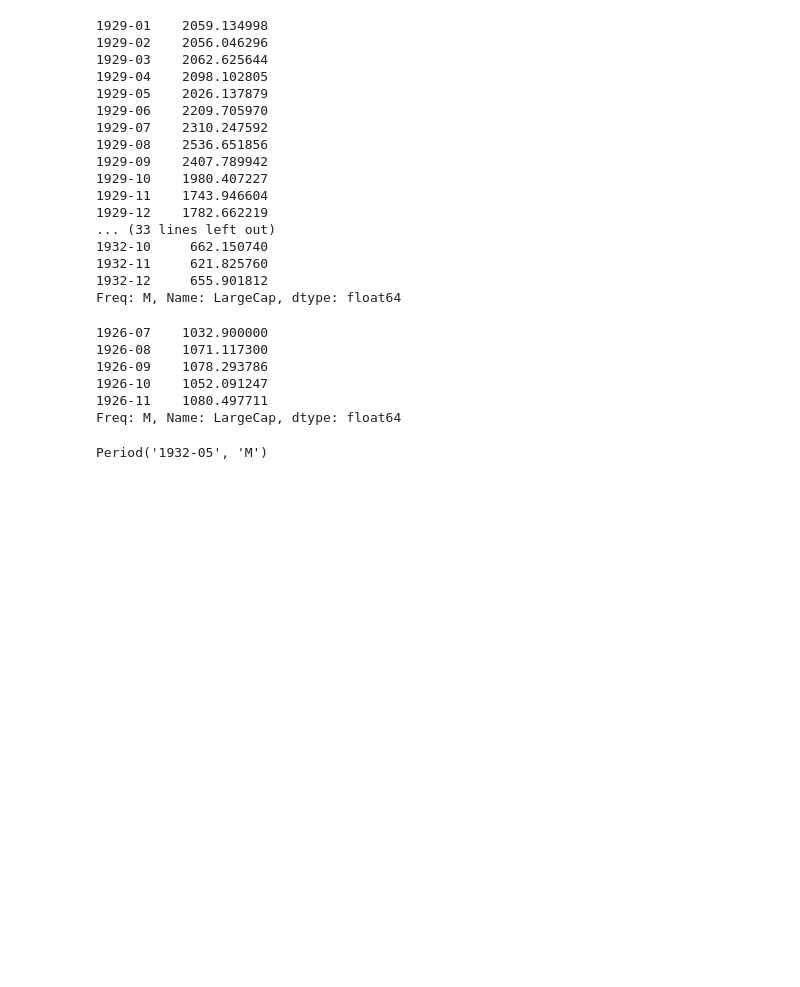
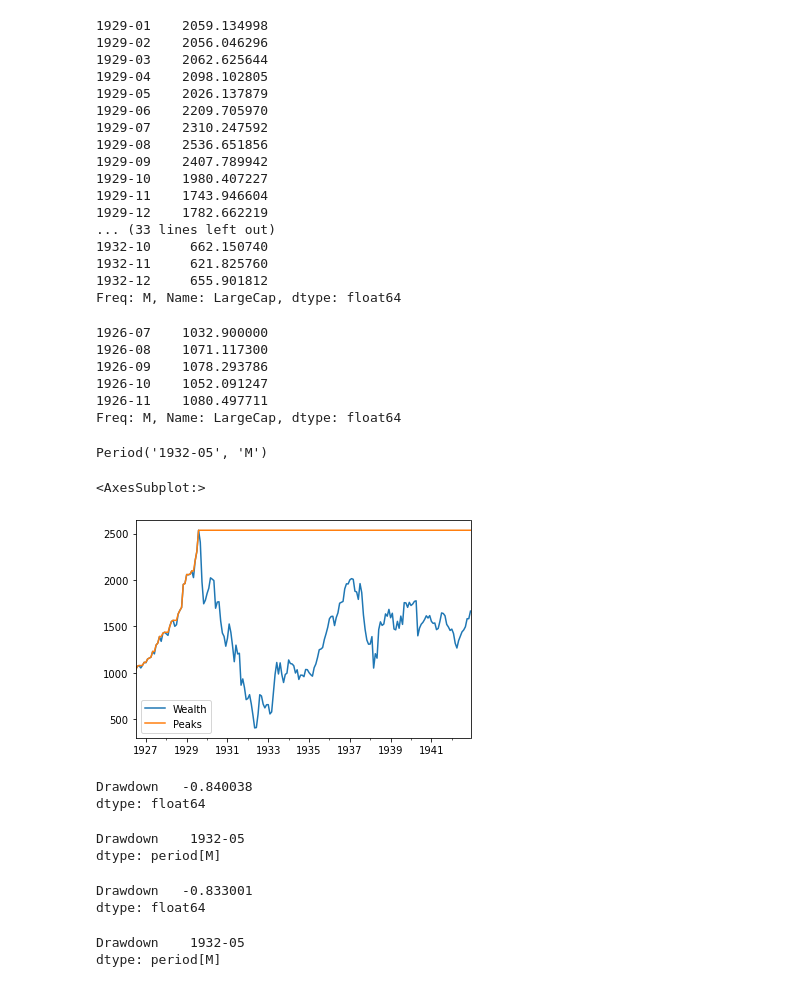
Before and after one commit to Faysal-Sohan/intro-to-portfolio-construction, a Jupyter notebook: Drawdowns.ipynb, the cells around one changed output. Saved outputs shown, nothing was run; the diff lists cells and outputs as text; code cells hidden in the pictures; blank space fills up the shorter version.

Commit message:
added drawdown function

```diff
--- a/Drawdowns.ipynb
+++ b/Drawdowns.ipynb
@@ -172,3 +172,43 @@ Freq: M, Name: LargeCap, dtype: float64
 drawdown.idxmin()
 # %% [output]
 Period('1932-05', 'M')
+# %%
+def drawdown(return_series: pd.Series):
+    """
+    Takes a panda return series
+    Returns wealth index,
+    Previous peaks and drawdown
+    """
+    wealth_index = 1000*(1+return_series).cumprod()
+    previous_peaks = wealth_index.cummax()
+    drawdowns = (wealth_index-previous_peaks)/previous_peaks
+    return pd.DataFrame({
+        "Wealth": wealth_index,
+        "Peaks": previous_peaks,
+        "Drawdown": drawdowns
+    })
+# %%
+drawdown(rets["LargeCap"])[:"1942"][["Wealth", "Peaks"]].plot()
+# %% [output]
+<AxesSubplot:>
+[figure, added]
+# %%
+drawdown(rets["LargeCap"])[:"1942"][["Drawdown"]].min()
+# %% [output]
+Drawdown   -0.840038
+dtype: float64
+# %%
+drawdown(rets["LargeCap"])[:"1942"][["Drawdown"]].idxmin()
+# %% [output]
+Drawdown    1932-05
+dtype: period[M]
+# %%
+drawdown(rets["SmallCap"])[:"1942"][["Drawdown"]].min()
+# %% [output]
+Drawdown   -0.833001
+dtype: float64
+# %%
+drawdown(rets["SmallCap"])[:"1942"][["Drawdown"]].idxmin()
+# %% [output]
+Drawdown    1932-05
+dtype: period[M]
```
